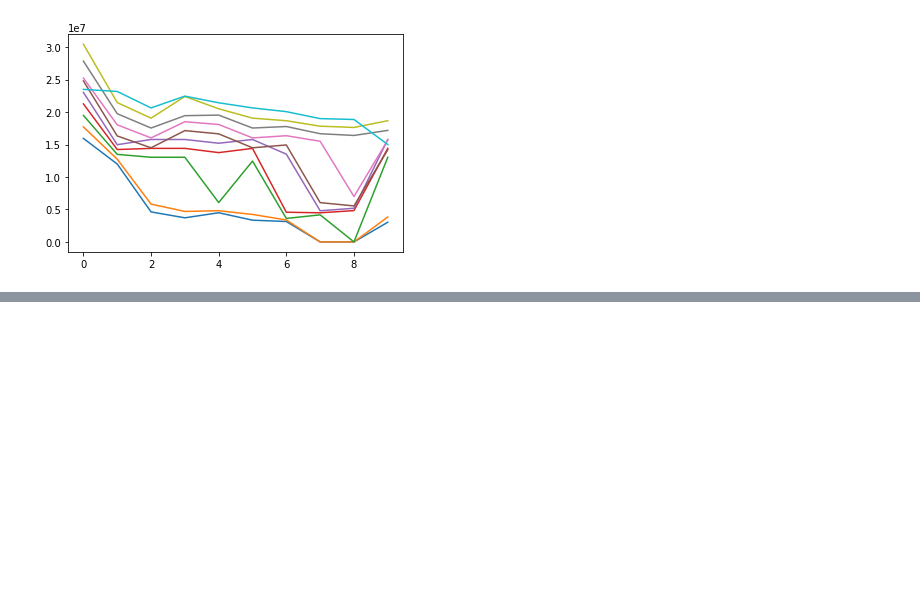
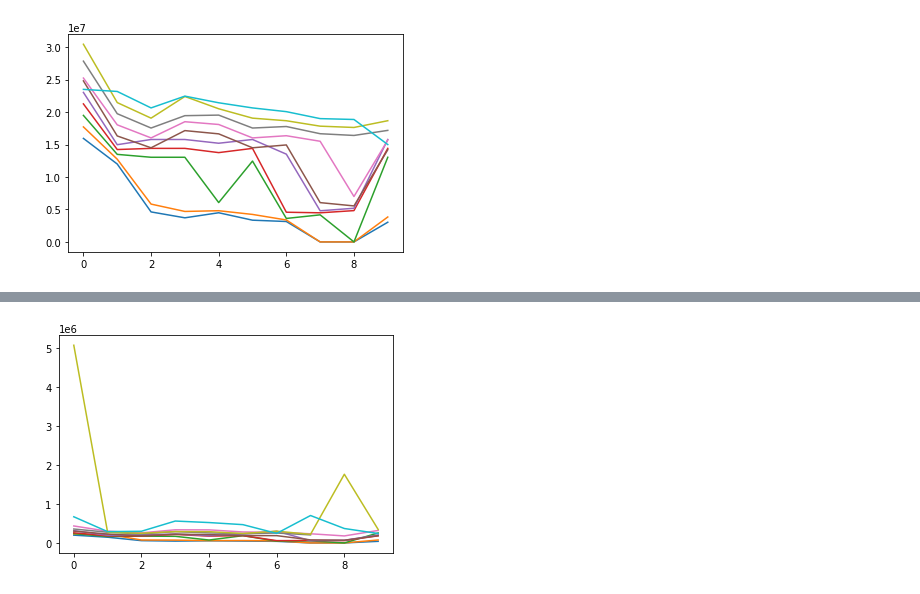
Before and after one commit to twzhangyang/python-for-data-science-path, a Jupyter notebook: src/03-matrix/basketball.ipynb, the cells around one changed output, grey strips where cells are left out. Saved outputs shown, nothing was run; the diff lists cells and outputs as text; code cells hidden in the pictures; blank space fills up the shorter version.

```diff
--- a/src/03-matrix/basketball.ipynb
+++ b/src/03-matrix/basketball.ipynb
@@ -155,0 +158,5 @@ plt.show()
+# %%
+plt.plot(Salary / Games)
+plt.show()
+# %% [output]
+[figure, added]
```
Also changed, not shown: parts of 2 cells of this notebook.
